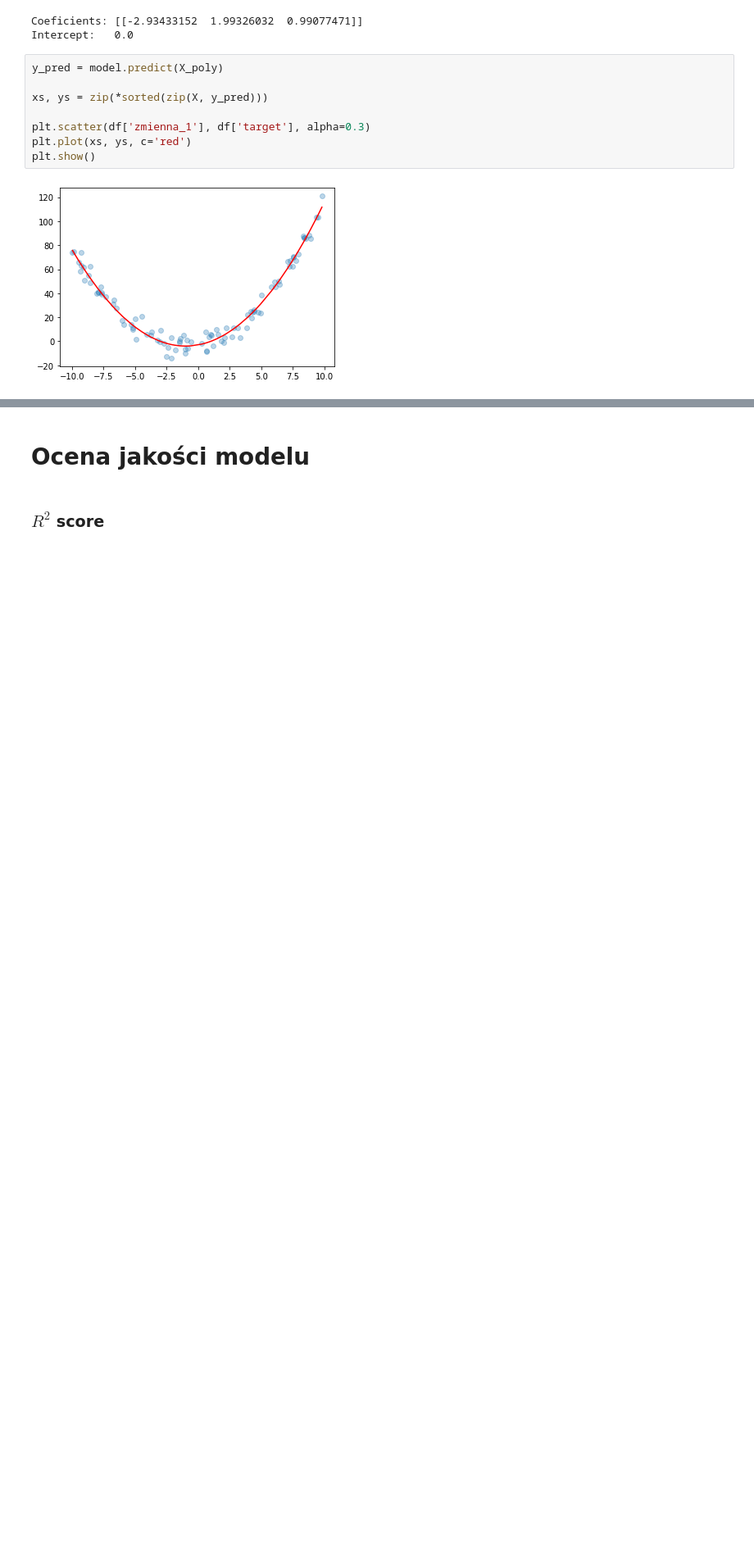
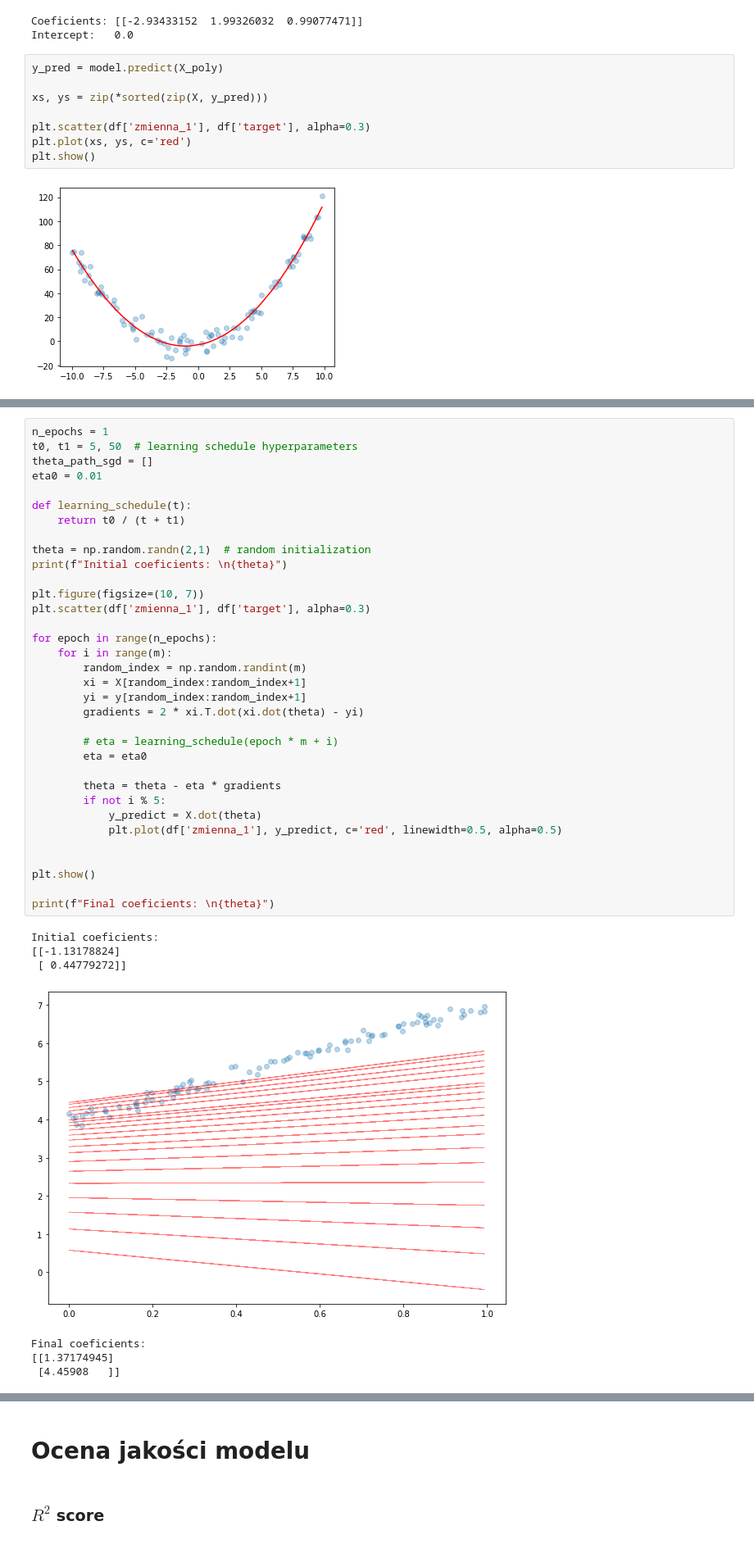
Before and after one commit to Kamil128/Learning_repo, a Jupyter notebook: ML_Regresja/1_Regresja.ipynb, the cells around one changed output, grey strips where cells are left out. Shown at 82% size. Cells and saved outputs as stored; diff of their text form; blank space fills up the shorter version.

```diff
--- a/ML_Regresja/1_Regresja.ipynb
+++ b/ML_Regresja/1_Regresja.ipynb
@@ -901,3 +966,45 @@ Final coeficients:
+# %%
+n_epochs = 1
+t0, t1 = 5, 50  # learning schedule hyperparameters
+theta_path_sgd = []
+eta0 = 0.01
+
+def learning_schedule(t):
+    return t0 / (t + t1)
+
+theta = np.random.randn(2,1)  # random initialization
+print(f"Initial coeficients: \n{theta}")
+
+plt.figure(figsize=(10, 7))
+plt.scatter(df['zmienna_1'], df['target'], alpha=0.3)
+
+for epoch in range(n_epochs):
+    for i in range(m):
+        random_index = np.random.randint(m)
+        xi = X[random_index:random_index+1]
+        yi = y[random_index:random_index+1]
+        gradients = 2 * xi.T.dot(xi.dot(theta) - yi)
+
+        # eta = learning_schedule(epoch * m + i)
+        eta = eta0
+
+        theta = theta - eta * gradients
+        if not i % 5:
+            y_predict = X.dot(theta)
+            plt.plot(df['zmienna_1'], y_predict, c='red', linewidth=0.5, alpha=0.5)
+
+
+plt.show()
+
+print(f"Final coeficients: \n{theta}")
+# %% [output]
+Initial coeficients:
+[[-1.13178824]
+ [ 0.44779272]]
+[figure, added]
+Final coeficients:
+[[1.37174945]
+ [4.45908   ]]
 # %%
 from sklearn.linear_model import SGDRegressor
 
```
Also changed, not shown: parts of 30 cells of this notebook, 1 other file.
